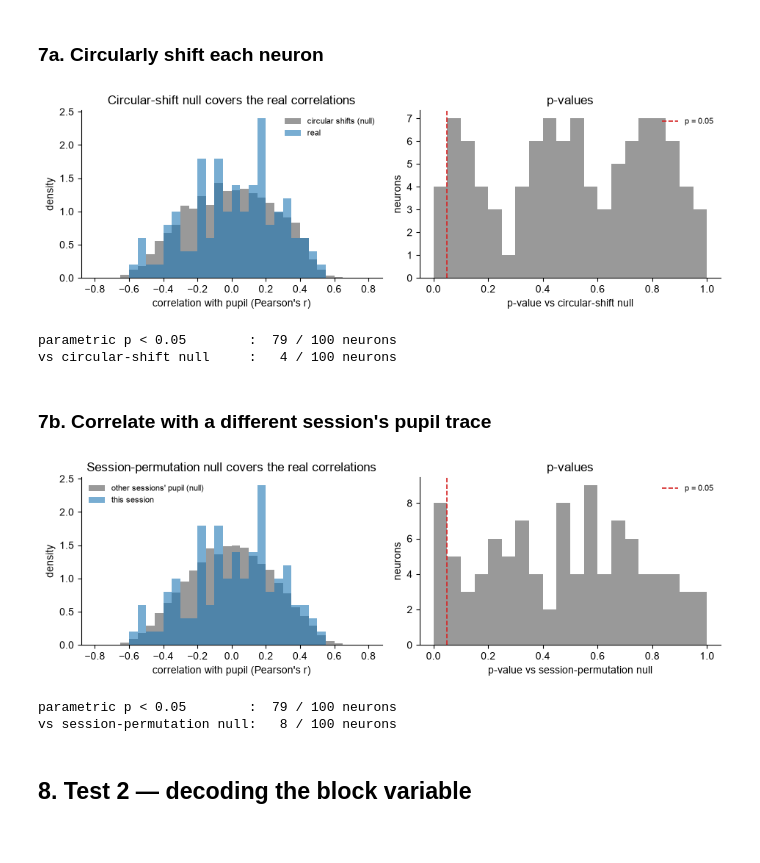
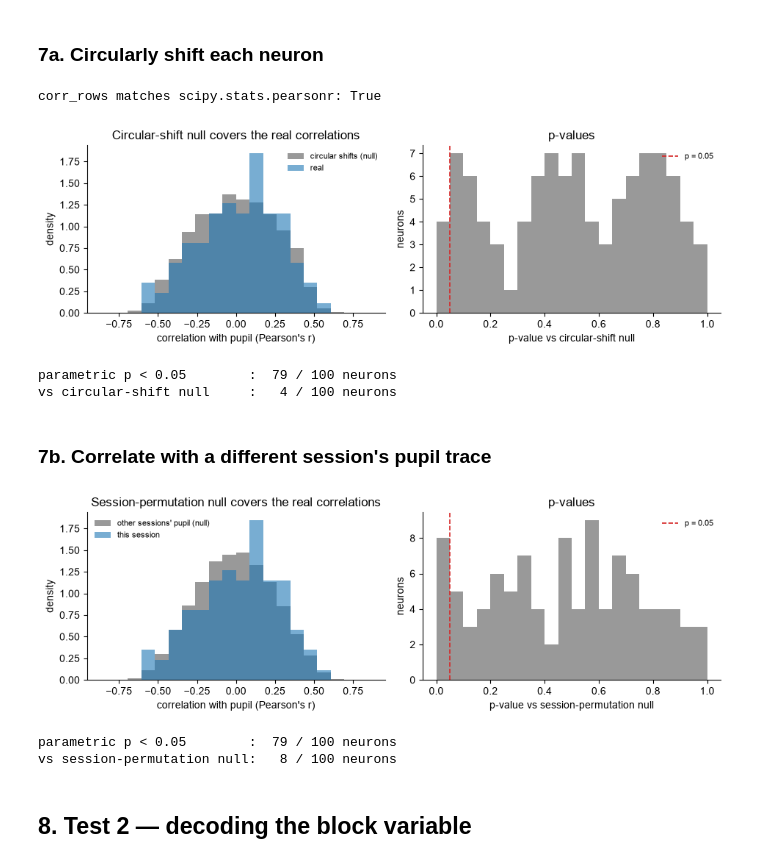
Before and after one commit to SteinmetzLab/GoodAnalysisPractice, a Jupyter notebook: nb4_walkthrough/notebook4_walkthrough.ipynb, the cells around one changed output. Saved outputs shown, nothing was run; the diff lists cells and outputs as text; code cells hidden in the pictures.

```diff
--- a/nb4_walkthrough/notebook4_walkthrough.ipynb
+++ b/nb4_walkthrough/notebook4_walkthrough.ipynb
@@ -209,0 +247,18 @@ neuron 0  scipy: r = -0.1813, p = 3.77e-05
+# %%
+# Pearson correlation of every neuron's trial-by-trial firing rate with the pupil
+# trace, plus the p-value scipy reports for it (a two-sided t-test on r, n-2 df).
+res     = [stats.pearsonr(row, pupil) for row in fr]
+r_pupil = np.array([x.statistic for x in res])
+p_pupil = np.array([x.pvalue for x in res])
+n_sig   = np.sum(p_pupil < 0.05)
+
+# With this many trials, |r| barely has to leave zero to be called significant.
+# Inverting the same t-test gives the threshold value of |r| explicitly:
+t_crit = stats.t.ppf(1 - 0.05 / 2, n_trials - 2)              # two-sided, n-2 df
+r_crit = t_crit / np.sqrt(t_crit ** 2 + n_trials - 2)
+print(f'n = {n_trials} trials  ->  any |r| > {r_crit:.3f} gives p < 0.05')
+
+# One bin grid for every correlation histogram in this notebook, with +/-r_crit
+# exactly on bin edges so that no bar mixes significant with non-significant.
+_edges = np.arange(0, 0.8 + r_crit, r_crit)
+R_BINS = np.concatenate([-_edges[1:][::-1], _edges])
@@ -339,6 +402,22 @@ of the claim.
 ## 7. Two controls that work
 # %% [markdown]
 ### 7a. Circularly shift each neuron
+# %%
+def corr_rows(M, v):
+    """Pearson correlation between every row of M and the vector v: the same
+    number scipy.stats.pearsonr returns, written out as a dot product of z-scored
+    variables (which is all a Pearson correlation is). Each null below needs
+    20,000 correlations; looping over scipy.stats.pearsonr takes ~15 s for that,
+    this takes ~0.1 s."""
+    Mz = (M - M.mean(axis=1, keepdims=True)) / M.std(axis=1, keepdims=True)
+    vz = (v - v.mean()) / v.std()
+    return (Mz @ vz) / v.size
+
+
+print('corr_rows matches scipy.stats.pearsonr:',
+      np.allclose(corr_rows(fr, pupil), r_pupil))
+# %% [output]
+corr_rows matches scipy.stats.pearsonr: True
 # %%
 N_SHIFT = 200
 shift_amounts = rng.integers(1, n_trials, N_SHIFT)
@@ -352,9 +431,9 @@ p_circ = (np.sum(np.abs(r_circ) >= np.abs(r_pupil), axis=0) + 1) / (N_SHIFT + 1)
 n_sig_circ = np.sum(p_circ < 0.05)
 
 fig, axes = plt.subplots(1, 2, figsize=(9.5, 3.2))
-axes[0].hist(r_circ.ravel(), bins=np.linspace(-0.8, 0.8, 33), density=True,
+axes[0].hist(r_circ.ravel(), bins=R_BINS, density=True,
              color='0.6', label='circular shifts (null)')
-axes[0].hist(r_pupil, bins=np.linspace(-0.8, 0.8, 33), density=True,
+axes[0].hist(r_pupil, bins=R_BINS, density=True,
              color='tab:blue', alpha=0.6, label='real')
 axes[0].set_xlabel("correlation with pupil (Pearson's r)"); axes[0].set_ylabel('density')
 axes[0].set_title('Circular-shift null covers the real correlations')
@@ -369,7 +448,7 @@ plt.tight_layout(); plt.show()
 print(f'parametric p < 0.05        : {n_sig:3d} / {N_NEURONS} neurons')
 print(f'vs circular-shift null     : {n_sig_circ:3d} / {N_NEURONS} neurons')
 # %% [output]
-[figure, old version]
+[figure, new version]
 parametric p < 0.05        :  79 / 100 neurons
 vs circular-shift null     :   4 / 100 neurons
 # %% [markdown]
@@ -377,32 +456,32 @@ vs circular-shift null     :   4 / 100 neurons
 # %%
 N_SESSIONS = 200
 # pupil traces from "other sessions": drawn from the same generative process,
 # so they have the same slow structure but no relation to these neurons
 other_pupil = 0.5 + 0.15 * slow_traces(rng, N_SESSIONS, n_trials, PUPIL_TAU / TRIAL_DUR)
 
 r_other = np.array([corr_rows(fr, p) for p in other_pupil])
 p_other = (np.sum(np.abs(r_other) >= np.abs(r_pupil), axis=0) + 1) / (N_SESSIONS + 1)
 n_sig_other = np.sum(p_other < 0.05)
 
 fig, axes = plt.subplots(1, 2, figsize=(9.5, 3.2))
-axes[0].hist(r_other.ravel(), bins=np.linspace(-0.8, 0.8, 33), density=True,
+axes[0].hist(r_other.ravel(), bins=R_BINS, density=True,
              color='0.6', label="other sessions' pupil (null)")
-axes[0].hist(r_pupil, bins=np.linspace(-0.8, 0.8, 33), density=True,
+axes[0].hist(r_pupil, bins=R_BINS, density=True,
              color='tab:blue', alpha=0.6, label='this session')
 axes[0].set_xlabel("correlation with pupil (Pearson's r)"); axes[0].set_ylabel('density')
 axes[0].set_title('Session-permutation null covers the real correlations')
 axes[0].legend(frameon=False, fontsize=8)
 axes[1].hist(p_other, bins=np.linspace(0, 1, 21), color='0.6')
 axes[1].axvline(0.05, color='tab:red', lw=1.2, ls='--', label='p = 0.05')
 axes[1].set_xlabel('p-value vs session-permutation null'); axes[1].set_ylabel('neurons')
 axes[1].set_title('p-values')
 axes[1].legend(frameon=False, fontsize=8)
 plt.tight_layout(); plt.show()
 
 print(f'parametric p < 0.05        : {n_sig:3d} / {N_NEURONS} neurons')
 print(f'vs session-permutation null: {n_sig_other:3d} / {N_NEURONS} neurons')
 # %% [output]
-[figure, old version]
+[figure, new version]
 parametric p < 0.05        :  79 / 100 neurons
 vs session-permutation null:   8 / 100 neurons
 # %% [markdown]
```
Also changed, not shown: parts of 9 cells of this notebook, 2 other files.
